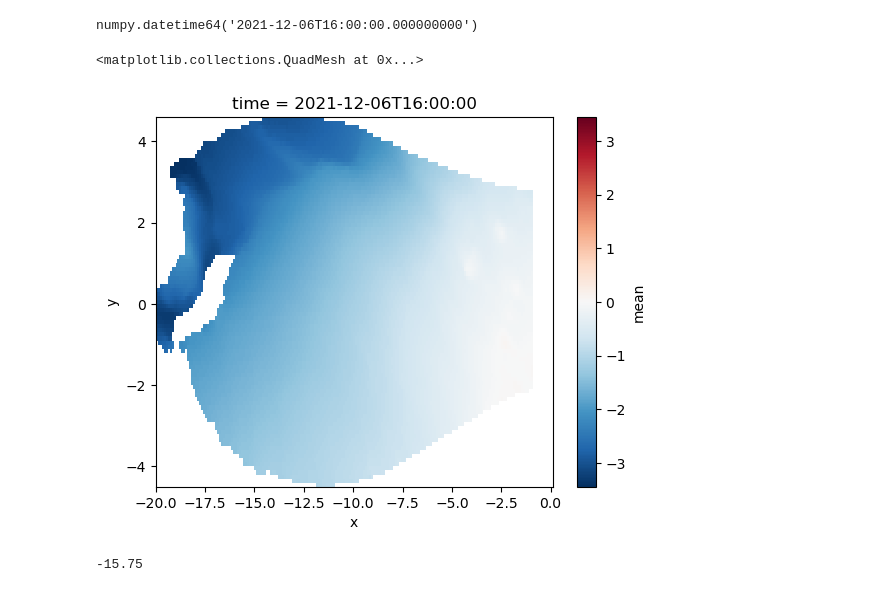
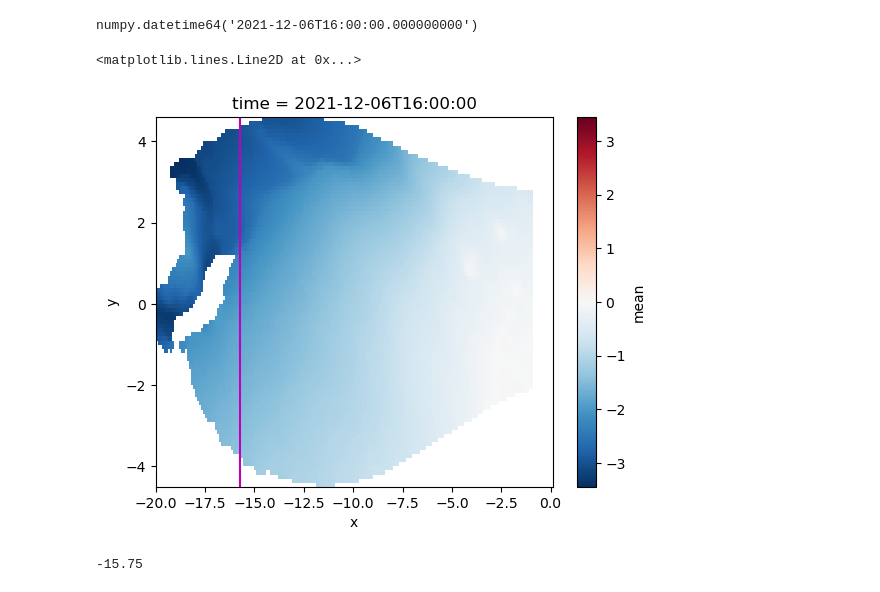
Before and after one commit to Mathilde-Bnt/MB_little_awk, a Jupyter notebook: current_development/21-Looking_at_artefacts.ipynb, the cells around one changed output. Saved outputs shown, nothing was run; the diff lists cells and outputs as text; code cells hidden in the pictures.

```diff
--- a/current_development/21-Looking_at_artefacts.ipynb
+++ b/current_development/21-Looking_at_artefacts.ipynb
@@ -16,9 +16,10 @@ ds.time.values[33]
 numpy.datetime64('2021-12-06T16:00:00.000000000')
 # %%
 ds['mean'].isel(time=33).plot()
+plt.axvline(x = -15.75, color = 'm')
 # %% [output]
-<matplotlib.collections.QuadMesh at 0x...>
+<matplotlib.lines.Line2D at 0x...>
-[figure, old version]
+[figure, new version]
 # %%
 ds.x.values[42]
 # x=-15.75, sur la video de Simon on voit des artefacts
```
Also changed, not shown: parts of 18 cells of this notebook.
